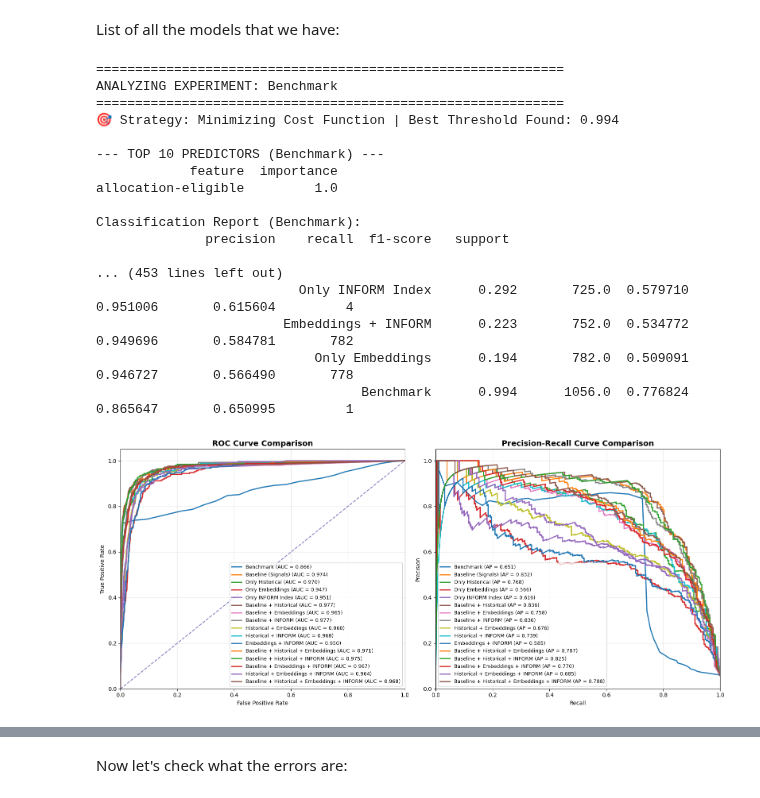
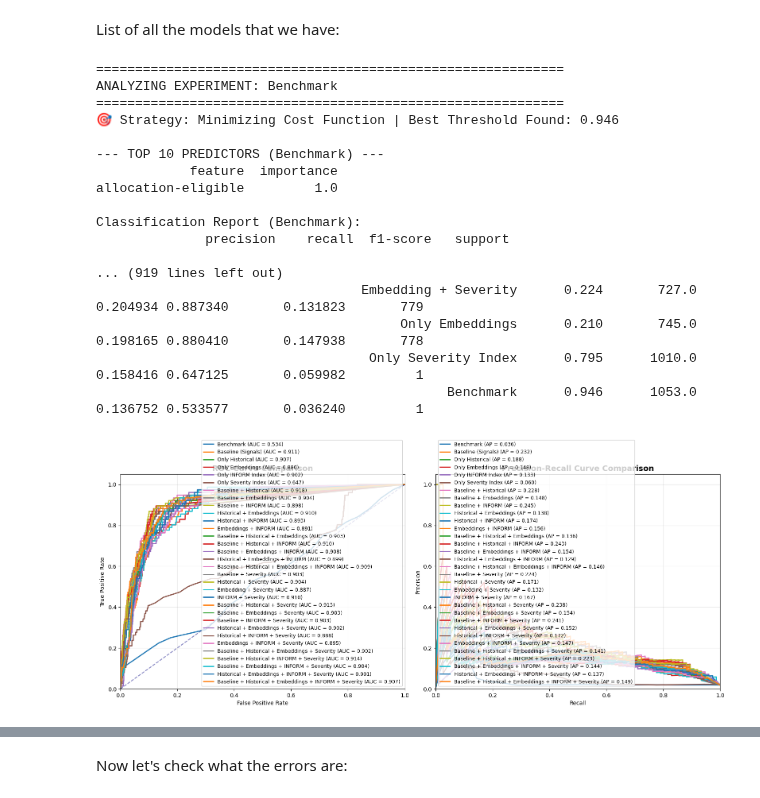
Before and after one commit to gallagelpi/Master_thesis, a Jupyter notebook: pipeline/models_plot.ipynb, the cells around one changed output, grey strips where cells are left out. Saved outputs shown, nothing was run; the diff lists cells and outputs as text; code cells hidden in the pictures.

```diff
--- a/pipeline/models_plot.ipynb
+++ b/pipeline/models_plot.ipynb
@@ -23,11 +23,13 @@ def evaluate_experiments(plots_filter, threshold_05=False, results_folder="resul
         "Only Historical": "only_historical",
         "Only Embeddings": "only_embedding",
         "Only INFORM Index": "only_inform",
+        "Only Severity Index": "only_severity",
 
         "Baseline (Signals) BEST": "only_baseline_best",
         "Only Historical BEST": "only_historical_best",
         "Only Embeddings BEST": "only_embedding_best",
         "Only INFORM Index BEST": "only_inform_best",
+        "Only Severity Index BEST": "only_severity_best",
 
         # --- COMBINED GROUPS ---
         "Baseline + Historical": "baseline_historical",
@@ -41,6 +43,21 @@ def evaluate_experiments(plots_filter, threshold_05=False, results_folder="resul
         "Baseline + Embeddings + INFORM": "baseline_embedding_inform",
         "Historical + Embeddings + INFORM": "historical_embedding_inform",
         "Baseline + Historical + Embeddings + INFORM": "baseline_historical_embedding_inform",
+        "Baseline + Severity": "baseline_severity",
+        "Historical + Severity": "historical_severity",
+        "Embedding + Severity": "embedding_severity",
+        "INFORM + Severity": "inform_severity",
+        "Baseline + Historical + Severity": "baseline_historical_severity",
+        "Baseline + Embeddings + Severity": "baseline_embedding_severity",
+        "Baseline + INFORM + Severity": "baseline_inform_severity",
+        "Historical + Embeddings + Severity": "historical_embedding_severity",
+        "Historical + INFORM + Severity": "historical_inform_severity",
+        "Embeddings + INFORM + Severity": "embedding_inform_severity",
+        "Baseline + Historical + Embeddings + Severity": "baseline_historical_embedding_severity",
+        "Baseline + Historical + INFORM + Severity": "baseline_historical_inform_severity",
+        "Baseline + Embeddings + INFORM + Severity": "baseline_embedding_inform_severity",
+        "Historical + Embeddings + INFORM + Severity": "historical_embedding_inform_severity",
+        "Baseline + Historical + Embeddings + INFORM + Severity": "all_features",
 
         "Baseline + Historical BEST": "baseline_historical_best",
         "Baseline + Embeddings BEST": "baseline_embedding_best",
@@ -53,6 +70,22 @@ def evaluate_experiments(plots_filter, threshold_05=False, results_folder="resul
         "Baseline + Embeddings + INFORM BEST": "baseline_embedding_inform_best",
         "Historical + Embeddings + INFORM BEST": "historical_embedding_inform_best",
         "Baseline + Historical + Embeddings + INFORM BEST": "baseline_historical_embedding_inform_best",
+
+        "Baseline + Severity BEST": "baseline_severity_best",
+        "Historical + Severity BEST": "historical_severity_best",
+        "Embedding + Severity BEST": "embedding_severity_best",
+        "INFORM + Severity BEST": "inform_severity_best",
+        "Baseline + Historical + Severity BEST": "baseline_historical_severity_best",
+        "Baseline + Embeddings + Severity BEST": "baseline_embedding_severity_best",
+        "Baseline + INFORM + Severity BEST": "baseline_inform_severity_best",
+        "Historical + Embeddings + Severity BEST": "historical_embedding_severity_best",
+        "Historical + INFORM + Severity BEST": "historical_inform_severity_best",
+        "Embeddings + INFORM + Severity BEST": "embedding_inform_severity_best",
+        "Baseline + Historical + Embeddings + Severity BEST": "baseline_historical_embedding_severity_best",
+        "Baseline + Historical + INFORM + Severity BEST": "baseline_historical_inform_severity_best",
+        "Baseline + Embeddings + INFORM + Severity BEST": "baseline_embedding_inform_severity_best",
+        "Historical + Embeddings + INFORM + Severity BEST": "historical_embedding_inform_severity_best",
+        "Baseline + Historical + Embeddings + INFORM + Severity BEST": "all_features_best",
     }
 
     comparison_results = []
@@ -189,29 +234,35 @@ models = ["Benchmark",
 ]
 # %%
-models_to_evaluate = [
-    "Benchmark", "Baseline (Signals)", "Only Historical","Only Embeddings", "Only INFORM Index", "Baseline + Historical","Baseline + Embeddings", "Baseline + INFORM","Historical + Embeddings","Historical + INFORM",
+models_to_evaluate = [ "Benchmark",
+          "Baseline (Signals)", "Only Historical","Only Embeddings", "Only INFORM Index", "Only Severity Index",
+          "Baseline + Historical","Baseline + Embeddings", "Baseline + INFORM","Historical + Embeddings","Historical + INFORM",
           "Embeddings + INFORM","Baseline + Historical + Embeddings","Baseline + Historical + INFORM","Baseline + Embeddings + INFORM",
-          "Historical + Embeddings + INFORM","Baseline + Historical + Embeddings + INFORM",
+          "Historical + Embeddings + INFORM","Baseline + Historical + Embeddings + INFORM", "Baseline + Severity", "Historical + Severity",
+          "Embedding + Severity", "INFORM + Severity", "Baseline + Historical + Severity", "Baseline + Embeddings + Severity",
+          "Baseline + INFORM + Severity", "Historical + Embeddings + Severity", "Historical + INFORM + Severity",
+          "Embeddings + INFORM + Severity", "Baseline + Historical + Embeddings + Severity", "Baseline + Historical + INFORM + Severity",
+          "Baseline + Embeddings + INFORM + Severity", "Historical + Embeddings + INFORM + Severity",
+          "Baseline + Historical + Embeddings + INFORM + Severity",
 ]
 
 evaluate_experiments(plots_filter=models_to_evaluate, threshold_05=False)
 # %% [output]
 ============================================================
 ANALYZING EXPERIMENT: Benchmark
 ============================================================
-🎯 Strategy: Minimizing Cost Function | Best Threshold Found: 0.994
+🎯 Strategy: Minimizing Cost Function | Best Threshold Found: 0.946
 
 --- TOP 10 PREDICTORS (Benchmark) ---
             feature  importance
 allocation-eligible         1.0
 
 Classification Report (Benchmark):
               precision    recall  f1-score   support
 
-... (453 lines left out)
-                          Only INFORM Index      0.292       725.0  0.579710 0.951006       0.615604         4
-                        Embeddings + INFORM      0.223       752.0  0.534772 0.949696       0.584781       782
-                            Only Embeddings      0.194       782.0  0.509091 0.946727       0.566490       778
-                                  Benchmark      0.994      1056.0  0.776824 0.865647       0.650995         1
+... (919 lines left out)
+                                  Embedding + Severity      0.224       727.0  0.204934 0.887340       0.131823       779
+                                       Only Embeddings      0.210       745.0  0.198165 0.880410       0.147938       778
+                                   Only Severity Index      0.795      1010.0  0.158416 0.647125       0.059982         1
+                                             Benchmark      0.946      1053.0  0.136752 0.533577       0.036240         1
-[figure, old version]
+[figure, new version]
 # %%
```
Also changed, not shown: parts of 2 cells of this notebook, 3 other files.
